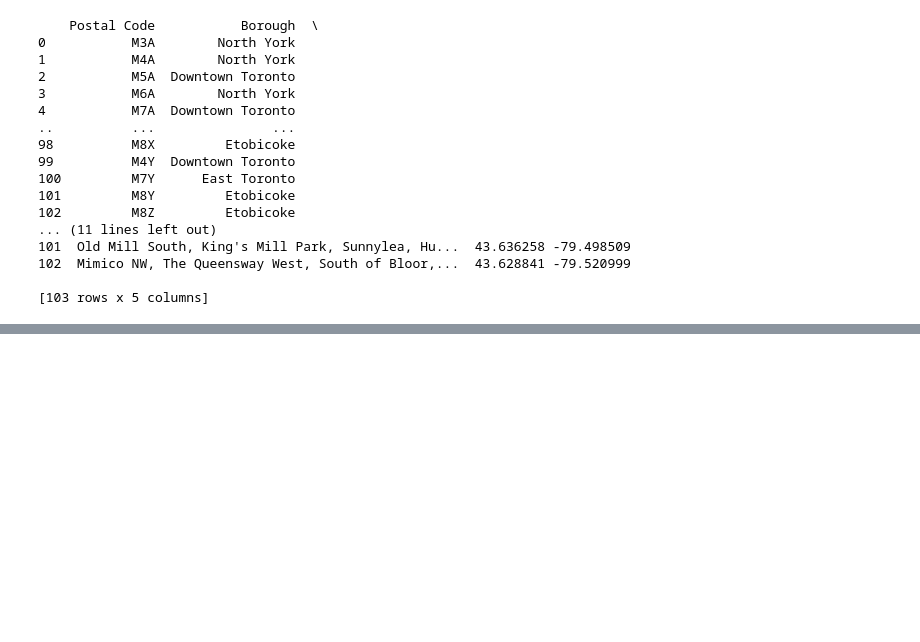
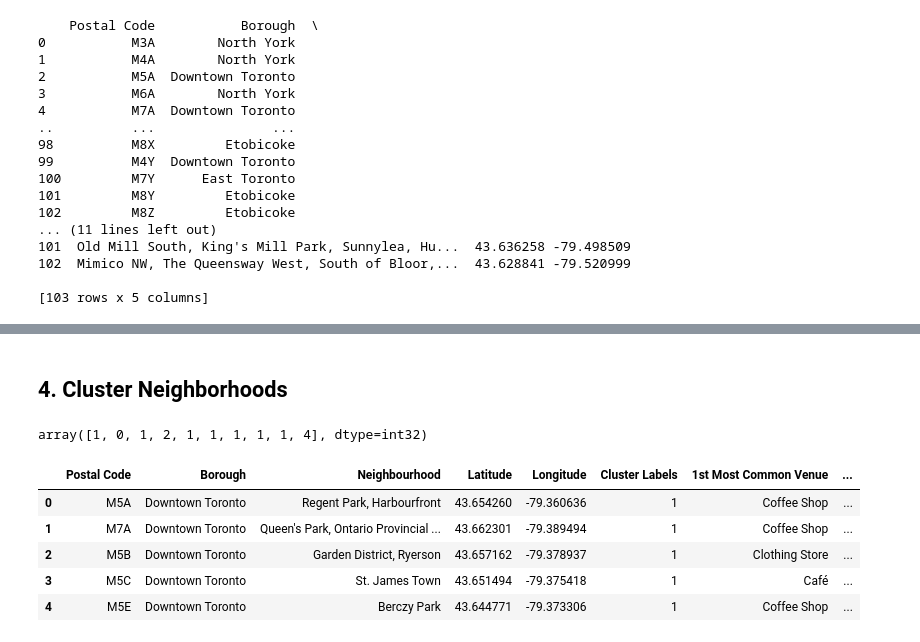
Before and after one commit to d11v/coursera_capston, a Jupyter notebook: capstone_project_coordinates.ipynb, the cells around one changed output, grey strips where cells are left out. Cells and saved outputs as stored; diff of their text form; code cells hidden in the pictures; blank space fills up the shorter version.

```diff
--- a/capstone_project_coordinates.ipynb
+++ b/capstone_project_coordinates.ipynb
@@ -161,0 +569,31 @@ range(0, 103)
+# %% [markdown]
+## 4. Cluster Neighborhoods
+# %%
+# set number of clusters
+kclusters = 5
+dtt_grouped_clustering = dtt_grouped.drop('Neighbourhood', 1)
+
+# run k-means clustering
+kmeans = KMeans(n_clusters=kclusters, random_state=0).fit(dtt_grouped_clustering)
+
+# check cluster labels generated for each row in the dataframe
+kmeans.labels_[0:10]
+# %% [output]
+array([1, 0, 1, 2, 1, 1, 1, 1, 1, 4], dtype=int32)
+# %%
+# add clustering labels
+neighborhoods_venues_sorted.insert(0, 'Cluster Labels', kmeans.labels_)
+
+dtt_merged = dtt
+
+# merge manhattan_grouped with manhattan_data to add latitude/longitude for each neighborhood
+dtt_merged = dtt_merged.join(neighborhoods_venues_sorted.set_index('Neighbourhood'), on='Neighbourhood')
+
+dtt_merged.head() # check the last columns!
+# %% [output]
+|  | Postal Code | Borough | Neighbourhood | Latitude | Longitude | Cluster Labels | 1st Most Common Venue | ... |
+| 0 | M5A | Downtown Toronto | Regent Park, Harbourfront | 43.654260 | -79.360636 | 1 | Coffee Shop | ... |
+| 1 | M7A | Downtown Toronto | Queen's Park, Ontario Provincial ... | 43.662301 | -79.389494 | 1 | Coffee Shop | ... |
+| 2 | M5B | Downtown Toronto | Garden District, Ryerson | 43.657162 | -79.378937 | 1 | Clothing Store | ... |
+| 3 | M5C | Downtown Toronto | St. James Town | 43.651494 | -79.375418 | 1 | Café | ... |
+| 4 | M5E | Downtown Toronto | Berczy Park | 43.644771 | -79.373306 | 1 | Coffee Shop | ... |
```
Also changed, not shown: parts of 47 cells of this notebook.
